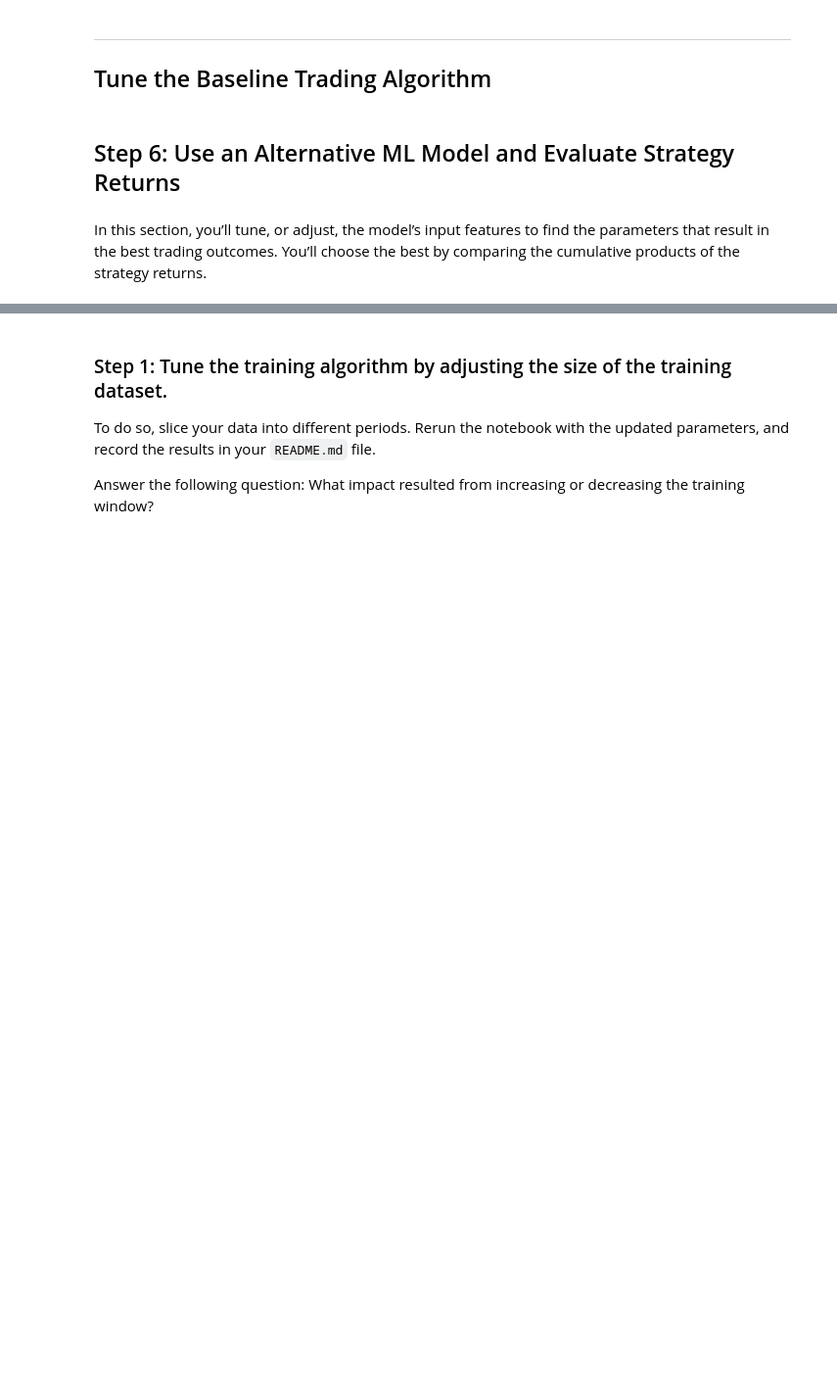
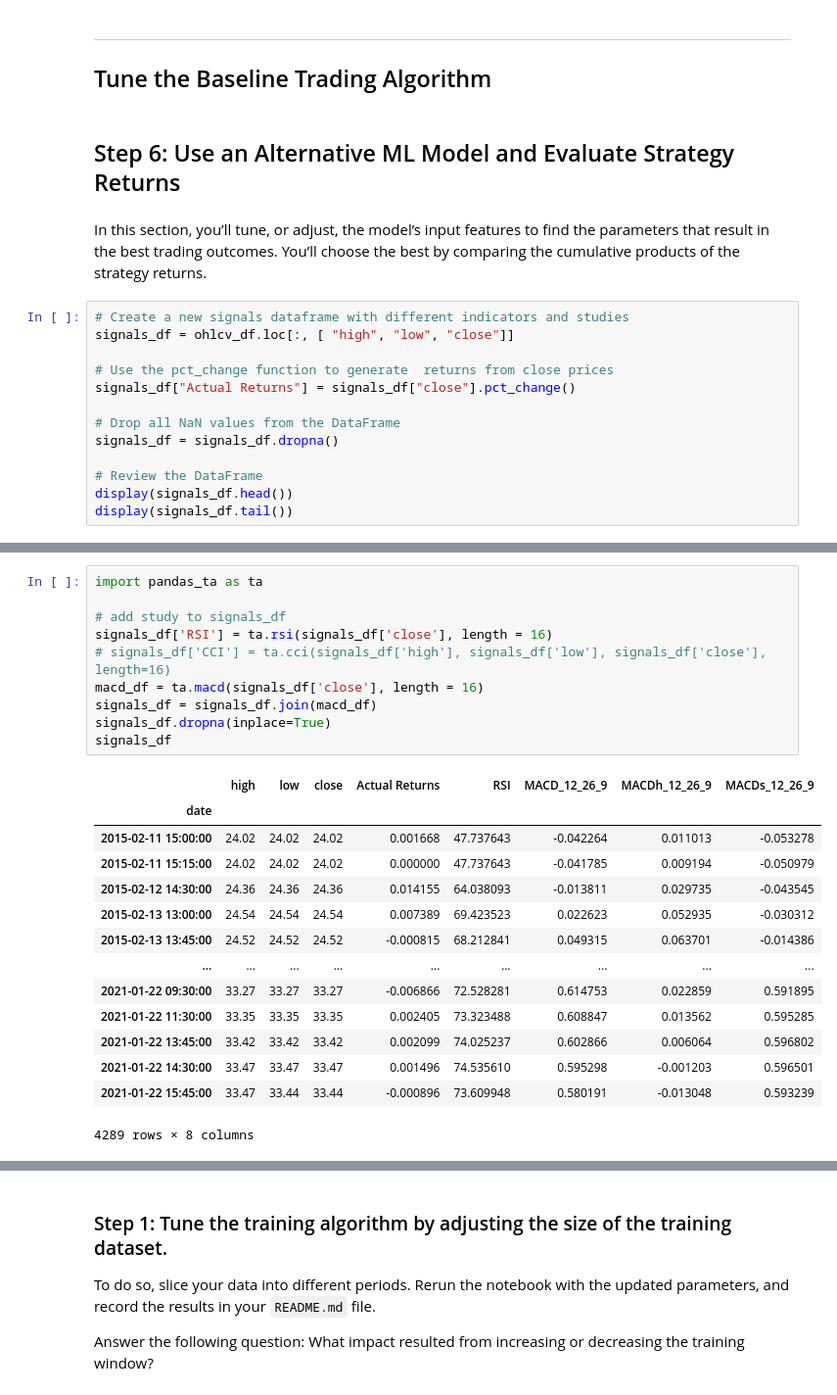
Before and after one commit to Izzlyb/module_14_algorithmic_trading, a Jupyter notebook: machine_learning_trading_bot.ipynb, the cells around one changed output, grey strips where cells are left out. Shown at 98% size. Saved outputs shown, nothing was run; the diff lists cells and outputs as text; blank space fills up the shorter version.

```diff
--- a/machine_learning_trading_bot.ipynb
+++ b/machine_learning_trading_bot.ipynb
@@ -461,3 +461,16 @@ svm_plot_output = (1 + predictions_df[["Actual Returns", "Strategy Returns"]]).c
 ## Step 6: Use an Alternative ML Model and Evaluate Strategy Returns
 # %% [markdown]
 In this section, you’ll tune, or adjust, the model’s input features to find the parameters that result in the best trading outcomes. You’ll choose the best by comparing the cumulative products of the strategy returns.
+# %%
+# Create a new signals dataframe with different indicators and studies
+signals_df = ohlcv_df.loc[:, [ "high", "low", "close"]]
+
+# Use the pct_change function to generate  returns from close prices
+signals_df["Actual Returns"] = signals_df["close"].pct_change()
+
+# Drop all NaN values from the DataFrame
+signals_df = signals_df.dropna()
+
+# Review the DataFrame
+display(signals_df.head())
+display(signals_df.tail())
@@ -463,0 +492,25 @@ In this section, you’ll tune, or adjust, the model’s input features to find
+# %%
+import pandas_ta as ta
+
+# add study to signals_df
+signals_df['RSI'] = ta.rsi(signals_df['close'], length = 16)
+# signals_df['CCI'] = ta.cci(signals_df['high'], signals_df['low'], signals_df['close'], length=16)
+macd_df = ta.macd(signals_df['close'], length = 16)
+signals_df = signals_df.join(macd_df)
+signals_df.dropna(inplace=True)
+signals_df
+# %% [output]
+|  | high | low | close | Actual Returns | RSI | MACD_12_26_9 | MACDh_12_26_9 | MACDs_12_26_9 |
+| date |  |  |  |  |  |  |  |  |
+| 2015-02-11 15:00:00 | 24.02 | 24.02 | 24.02 | 0.001668 | 47.737643 | -0.042264 | 0.011013 | -0.053278 |
+| 2015-02-11 15:15:00 | 24.02 | 24.02 | 24.02 | 0.000000 | 47.737643 | -0.041785 | 0.009194 | -0.050979 |
+| 2015-02-12 14:30:00 | 24.36 | 24.36 | 24.36 | 0.014155 | 64.038093 | -0.013811 | 0.029735 | -0.043545 |
+| 2015-02-13 13:00:00 | 24.54 | 24.54 | 24.54 | 0.007389 | 69.423523 | 0.022623 | 0.052935 | -0.030312 |
+| 2015-02-13 13:45:00 | 24.52 | 24.52 | 24.52 | -0.000815 | 68.212841 | 0.049315 | 0.063701 | -0.014386 |
+| ... | ... | ... | ... | ... | ... | ... | ... | ... |
+| 2021-01-22 09:30:00 | 33.27 | 33.27 | 33.27 | -0.006866 | 72.528281 | 0.614753 | 0.022859 | 0.591895 |
+| 2021-01-22 11:30:00 | 33.35 | 33.35 | 33.35 | 0.002405 | 73.323488 | 0.608847 | 0.013562 | 0.595285 |
+| 2021-01-22 13:45:00 | 33.42 | 33.42 | 33.42 | 0.002099 | 74.025237 | 0.602866 | 0.006064 | 0.596802 |
+| 2021-01-22 14:30:00 | 33.47 | 33.47 | 33.47 | 0.001496 | 74.535610 | 0.595298 | -0.001203 | 0.596501 |
+| 2021-01-22 15:45:00 | 33.47 | 33.44 | 33.44 | -0.000896 | 73.609948 | 0.580191 | -0.013048 | 0.593239 |
+4289 rows × 8 columns
```
Also changed, not shown: parts of 24 cells of this notebook, 1 other file.
